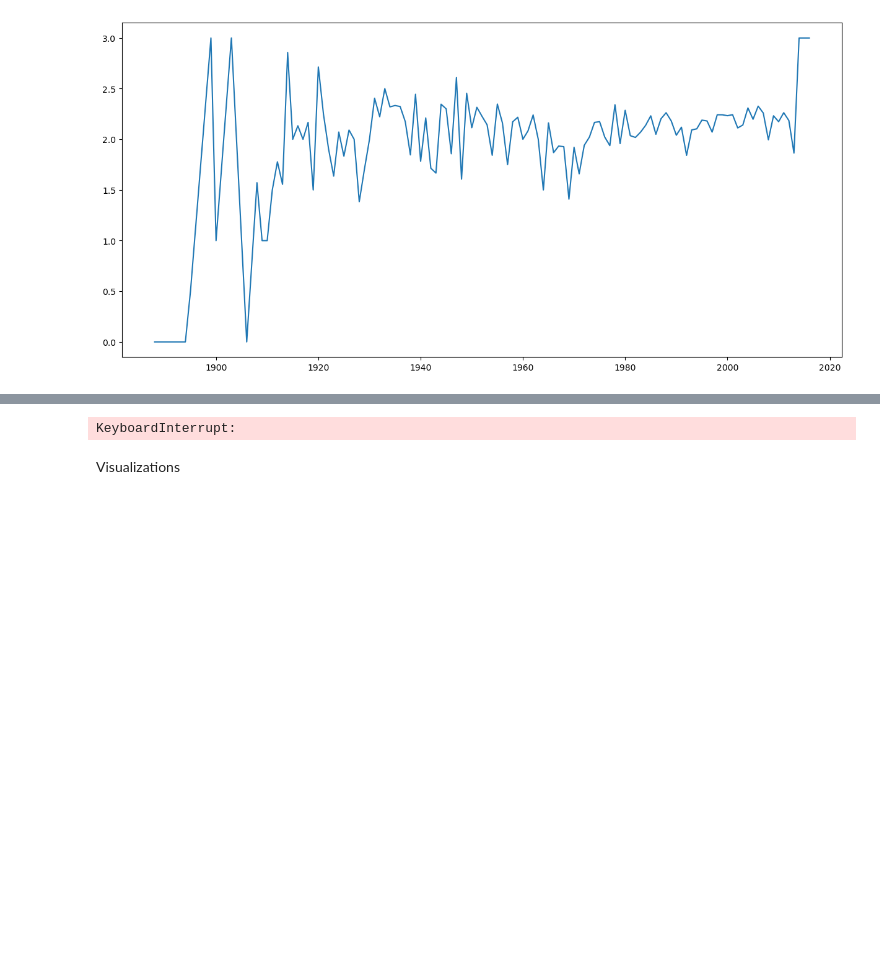
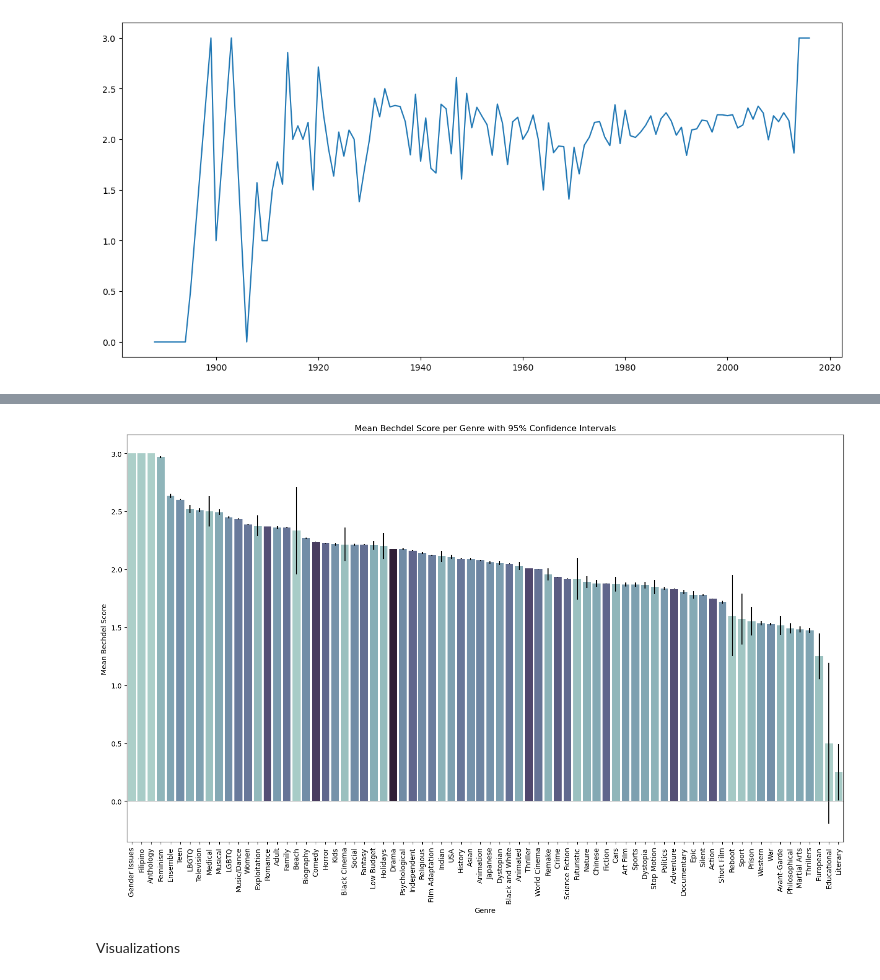
Before and after one commit to aristo6253/CS-401-ADAknow-Milestone2, a Jupyter notebook: cleaning_code.ipynb, the cells around one changed output, grey strips where cells are left out. Drawn from its saved outputs; the diff is of its cells as text; code cells hidden in the pictures; blank space fills up the shorter version.

```diff
--- a/cleaning_code.ipynb
+++ b/cleaning_code.ipynb
@@ -662,3 +662,14 @@ movie_metadata_v3.head()
 | 2 | /m/02vs8rb | Leisurely Pedestrians, Open Toppe... | 1889-01-01 | 1889.0 | 1.0 | 1.0 | NaN | ... |
 | 3 | /m/064kpp3 | Hyde Park Corner | 1935-01-01 | 1935.0 | 1.0 | 1.0 | NaN | ... |
 | 4 | /m/0g53t3 | Monkeyshines, No. 1 | 1890-01-01 | 1890.0 | 1.0 | 1.0 | NaN | ... |
+# %%
+# Function to safely convert string representations of lists into actual lists
+def string_to_list(list_string):
+    try:
+        # This safely evaluates a string as a list
+        return ast.literal_eval(list_string)
+    except ValueError:
+        # In case of error (e.g., empty strings), return an empty list
+        return []
+
+movie_metadata_v3['Genres Reduced'] = movie_metadata_v3['Genres Reduced'].apply(string_to_list)
@@ -684,35 +689,50 @@ merged_exploded_genres.head()
 # %%
+# Explode the 'Genres Reduced' column to have one genre per row
+merged_exploded_genres = movie_metadata_v3.explode('Genres Reduced')
 
 # Calculate the mean Bechdel score per genre and the standard error
 genre_mean_se = merged_exploded_genres.groupby('Genres Reduced')['rating'].agg(['mean', 'sem', 'count']).reset_index()
 
 # Calculate the 95% confidence interval for the mean Bechdel score per genre
 # Assuming the t-distribution since the exact population standard deviation is unknown
 ci95_hi = []
 ci95_lo = []
 
 for i in genre_mean_se.index:
     m, se, c = genre_mean_se.loc[i, ['mean', 'sem', 'count']]
     ci95_hi.append(m + 1.96*se/np.sqrt(c))
     ci95_lo.append(m - 1.96*se/np.sqrt(c))
 
 genre_mean_se['ci95_hi'] = ci95_hi
 genre_mean_se['ci95_lo'] = ci95_lo
 
 # Sort the genres by mean score for better visualization
 genre_mean_se_sorted = genre_mean_se.sort_values(by='mean', ascending=False)
 
-# Plotting
+# Define a palette where the number of samples determines the darkness of the color
+# The more samples for a genre, the darker the shade of gray
+palette = sns.cubehelix_palette(start=.5, rot=-.5, as_cmap=True)
+max_count = genre_mean_se_sorted['count'].max()
+colors = genre_mean_se_sorted['count'].apply(lambda x: (x/max_count)**0.3)  # Exponential scaling for better visual differentiation
+
+
+# Plotting vertically with confidence intervals
 plt.figure(figsize=(15,10))
-sns.barplot(x='mean', y='Genres Reduced', data=genre_mean_se_sorted, xerr=(genre_mean_se_sorted['ci95_hi'] - genre_mean_se_sorted['mean']))
-plt.xlabel('Mean Bechdel Score')
-plt.ylabel('Genre')
+sns.barplot(x='Genres Reduced', y='mean', data=genre_mean_se_sorted,
+            palette=np.array(palette(colors)), orient='v',
+            capsize=0.2, # Adding caps to the error bars to represent the CI
+            errcolor='gray', errwidth=2,
+            yerr=(genre_mean_se_sorted['ci95_hi'] - genre_mean_se_sorted['mean']))
+
+plt.ylabel('Mean Bechdel Score')
+plt.xlabel('Genre')
 plt.title('Mean Bechdel Score per Genre with 95% Confidence Intervals')
-plt.axvline(x=0, color='grey', lw=0.5)  # Adding a line for reference at mean score of 0
+plt.axhline(y=0, color='grey', lw=0.5)  # Adding a line for reference at mean score of 0
+plt.xticks(rotation=90)  # Rotate the genre labels to prevent overlap
 plt.tight_layout()  # Adjust the plot to ensure complete visibility
 plt.show()
 # %% [output]
-KeyboardInterrupt:
+[figure, added]
 # %% [markdown]
 Visualizations
 # %%
```
Also changed, not shown: parts of 4 cells of this notebook.
